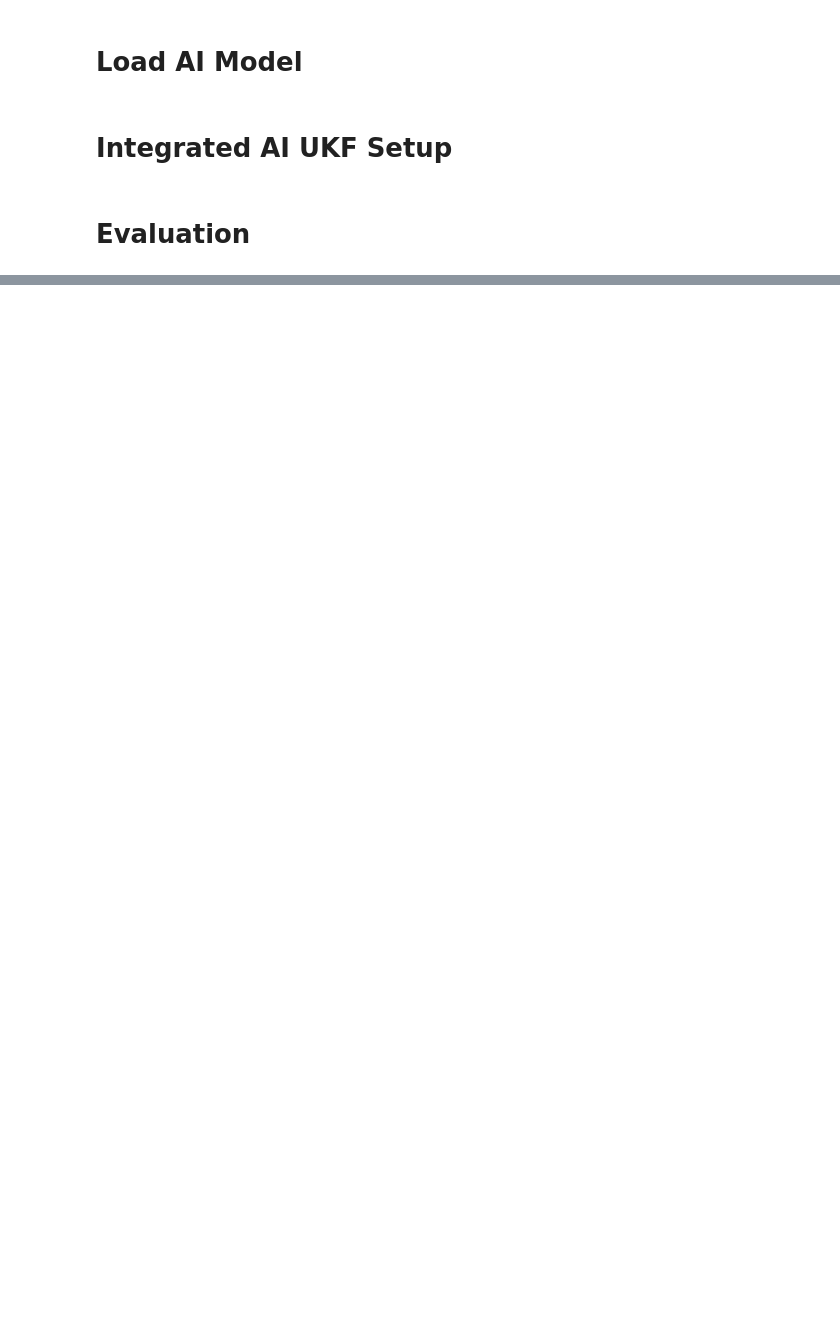
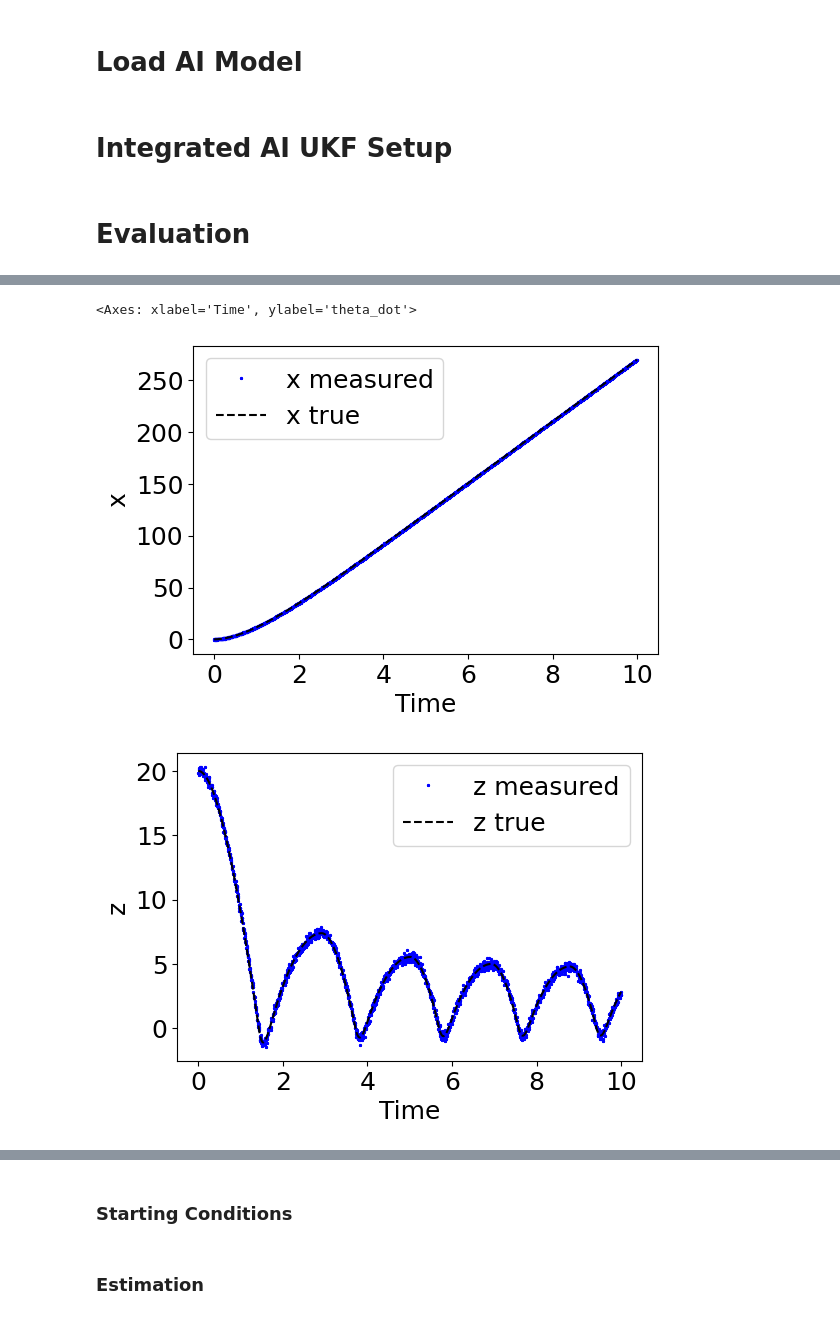
Before and after one commit to tylerjohnbecker/Nonlinear_and_Data_Driven_Estimation, a Jupyter notebook: BouncingBallAIUKF.ipynb, the cells around one changed output, grey strips where cells are left out. Cells and saved outputs as stored; diff of their text form; code cells hidden in the pictures; blank space fills up the shorter version.

```diff
--- a/BouncingBallAIUKF.ipynb
+++ b/BouncingBallAIUKF.ipynb
@@ -92,0 +566,3 @@ class AI_Integrated_UKF:
+# %%
+x_sim_df = pd.DataFrame(result, columns=['x', 'x_dot', 'z', 'z_dot', 'theta', 'theta_dot', 'm', 'e', 'mu'])
+u_sim_df = pd.DataFrame(u_np, columns=['f_x', 'f_z', 'tau'])
@@ -92,0 +571,16 @@ class AI_Integrated_UKF:
+# %%
+# generate measurements without 'mu'
+y = x_sim_df[['x', 'z', 'theta_dot']].to_numpy()
+y_noisy = y.copy()
+add_noise_to_measurements(y_noisy)
+
+y_df = pd.DataFrame(y, columns=['x', 'z', 'theta_dot'])
+y_noisy_df = pd.DataFrame(y_noisy, columns=['x', 'z', 'theta_dot'])
+# %%
+plot_tme(tsim, y_df['x'], y_noisy_df['x'], label_var='x')
+plot_tme(tsim, y_df['z'], y_noisy_df['z'], label_var='z')
+plot_tme(tsim, y_df['theta_dot'], y_noisy_df['theta_dot'], label_var='theta_dot')
+# %% [output]
+<Axes: xlabel='Time', ylabel='theta_dot'>
+[figure, added]
+[figure, added]
@@ -92,0 +588,2 @@ class AI_Integrated_UKF:
+# %% [markdown]
+### Starting Conditions
@@ -92,0 +597,2 @@ class AI_Integrated_UKF:
+# %% [markdown]
+### Estimation
```
Also changed, not shown: parts of 40 cells of this notebook.
